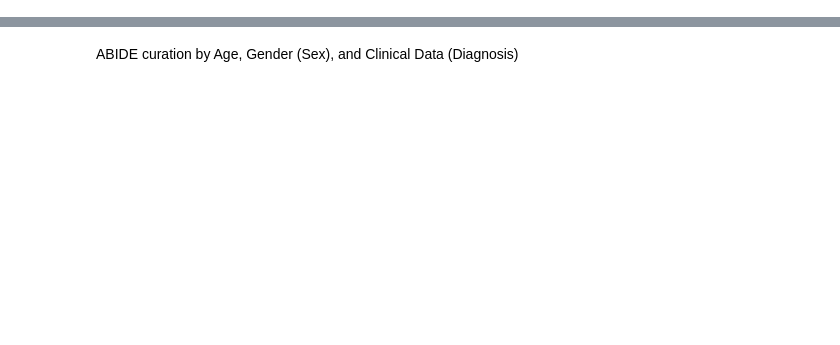
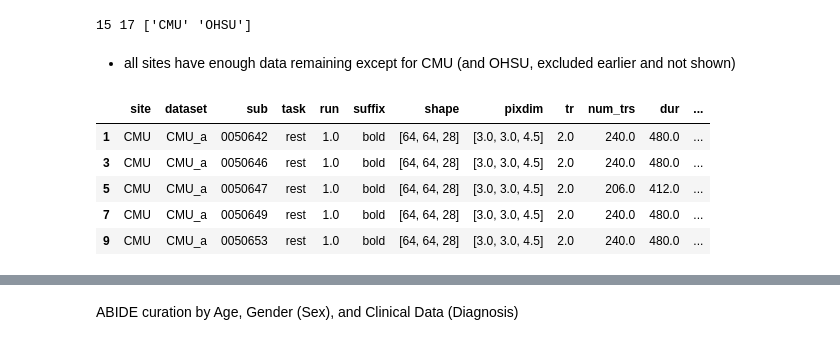
Before and after one commit to MedARC-AI/fmri-fm-eval, a Jupyter notebook: datasets/ABIDE/notebooks/abide_curation.ipynb, the cells around one changed output, grey strips where cells are left out. Cells and saved outputs as stored; diff of their text form; code cells hidden in the pictures; blank space fills up the shorter version.

```diff
--- a/datasets/ABIDE/notebooks/abide_curation.ipynb
+++ b/datasets/ABIDE/notebooks/abide_curation.ipynb
@@ -281,0 +241,3 @@ curated_abide_subjects.to_csv("/teamspace/studios/this_studio/curated_abide_subj
+# %%
+bids_bold_df.loc[:, ["sub_ok"]] = bids_bold_df["sub"].isin(include_subs)
+print(bids_bold_df.loc[bids_bold_df["sub_ok"], "sub"].nunique())
@@ -281,0 +246,7 @@ curated_abide_subjects.to_csv("/teamspace/studios/this_studio/curated_abide_subj
+# %%
+site_counts = (
+    bids_bold_df.loc[bids_bold_df["run_ok"] & bids_bold_df["sub_ok"]]
+    .groupby("site")
+    .agg({"sub": "nunique", "path": "count"})
+)
+print(site_counts)
@@ -281,0 +272,8 @@ curated_abide_subjects.to_csv("/teamspace/studios/this_studio/curated_abide_subj
+# %%
+include_sites = sorted(site_counts.loc[site_counts["sub"] >= 20].index)
+drop_sites = np.setdiff1d(bids_bold_df["site"].unique(), include_sites)
+print(len(include_sites), bids_bold_df["site"].nunique(), drop_sites)
+# %% [output]
+15 17 ['CMU' 'OHSU']
+# %% [markdown]
+- all sites have enough data remaining except for CMU (and OHSU, excluded earlier and not shown)
@@ -281,0 +282,9 @@ curated_abide_subjects.to_csv("/teamspace/studios/this_studio/curated_abide_subj
+# %%
+bids_bold_df.head()
+# %% [output]
+|  | site | dataset | sub | task | run | suffix | shape | pixdim | tr | num_trs | dur | ... |
+| 1 | CMU | CMU_a | 0050642 | rest | 1.0 | bold | [64, 64, 28] | [3.0, 3.0, 4.5] | 2.0 | 240.0 | 480.0 | ... |
+| 3 | CMU | CMU_a | 0050646 | rest | 1.0 | bold | [64, 64, 28] | [3.0, 3.0, 4.5] | 2.0 | 240.0 | 480.0 | ... |
+| 5 | CMU | CMU_a | 0050647 | rest | 1.0 | bold | [64, 64, 28] | [3.0, 3.0, 4.5] | 2.0 | 206.0 | 412.0 | ... |
+| 7 | CMU | CMU_a | 0050649 | rest | 1.0 | bold | [64, 64, 28] | [3.0, 3.0, 4.5] | 2.0 | 240.0 | 480.0 | ... |
+| 9 | CMU | CMU_a | 0050653 | rest | 1.0 | bold | [64, 64, 28] | [3.0, 3.0, 4.5] | 2.0 | 240.0 | 480.0 | ... |
```
Also changed, not shown: parts of 61 cells of this notebook, 7 other files.
